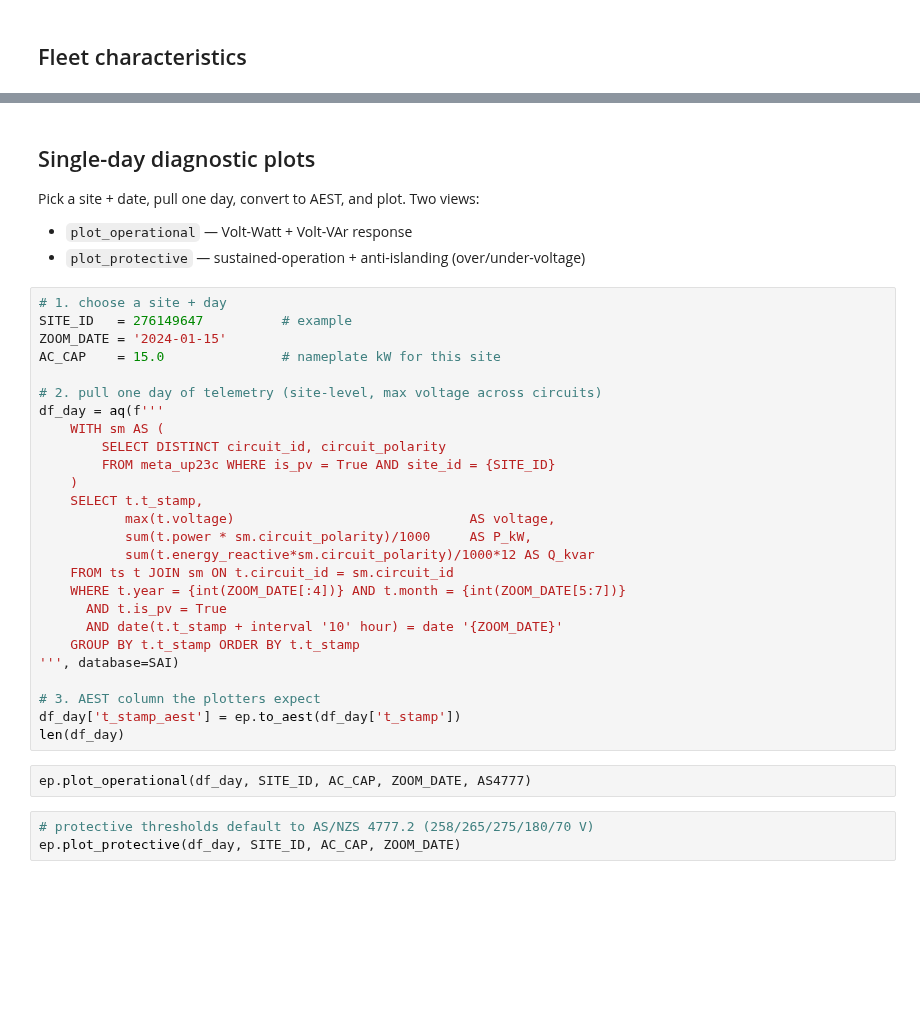
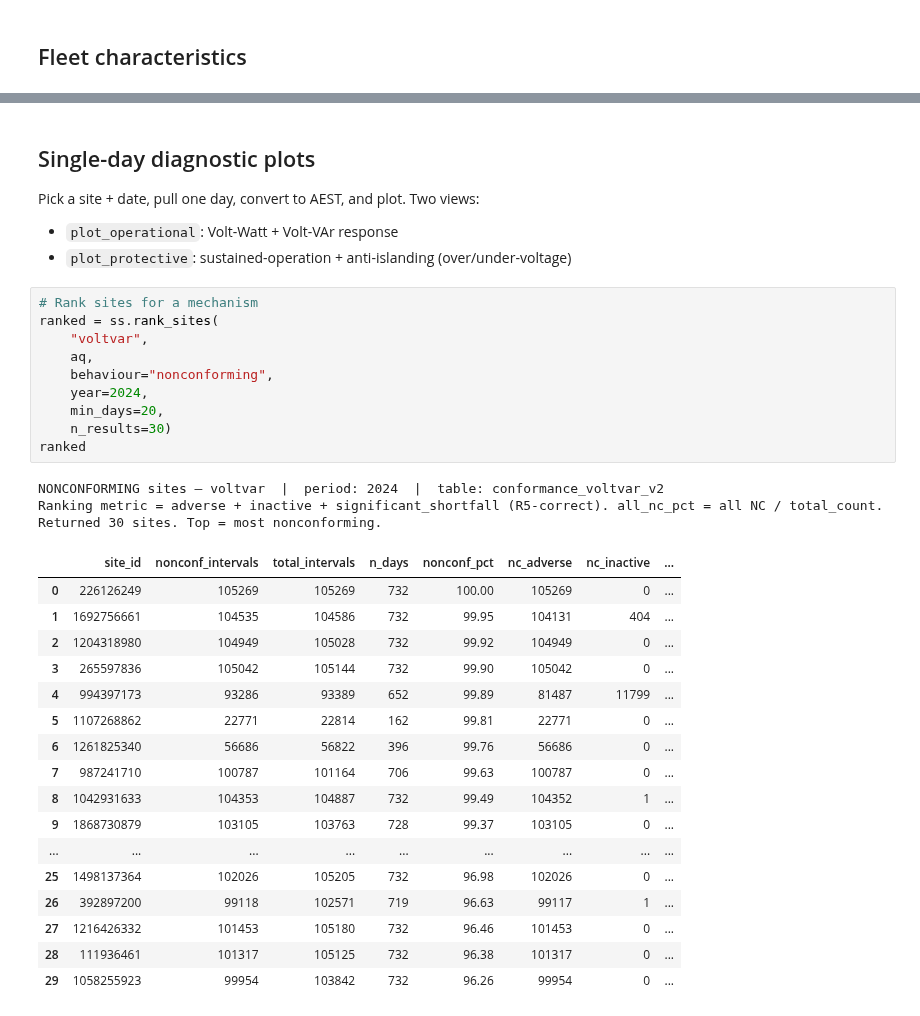
Before and after one commit to UNSW-CEEM/CICCADA, a Jupyter notebook: bms_sa_review/data_query/01b_fleet_eda.ipynb, the cells around one changed output, grey strips where cells are left out. Drawn from its saved outputs; the diff is of its cells as text; blank space fills up the shorter version.

```diff
--- a/bms_sa_review/data_query/01b_fleet_eda.ipynb
+++ b/bms_sa_review/data_query/01b_fleet_eda.ipynb
@@ -162,36 +343,36 @@ site_summary
 ## Single-day diagnostic plots
 
 Pick a site + date, pull one day, convert to AEST, and plot. Two views:
-- `plot_operational` — Volt-Watt + Volt-VAr response
-- `plot_protective` — sustained-operation + anti-islanding (over/under-voltage)
+- `plot_operational`: Volt-Watt + Volt-VAr response
+- `plot_protective`: sustained-operation + anti-islanding (over/under-voltage)
-# %%
-# 1. choose a site + day
-SITE_ID   = 276149647          # example
-ZOOM_DATE = '2024-01-15'
-AC_CAP    = 15.0               # nameplate kW for this site
-
-# 2. pull one day of telemetry (site-level, max voltage across circuits)
-df_day = aq(f'''
-    WITH sm AS (
-        SELECT DISTINCT circuit_id, circuit_polarity
-        FROM meta_up23c WHERE is_pv = True AND site_id = {SITE_ID}
-    )
-    SELECT t.t_stamp,
-           max(t.voltage)                              AS voltage,
-           sum(t.power * sm.circuit_polarity)/1000     AS P_kW,
-           sum(t.energy_reactive*sm.circuit_polarity)/1000*12 AS Q_kvar
-    FROM ts t JOIN sm ON t.circuit_id = sm.circuit_id
-    WHERE t.year = {int(ZOOM_DATE[:4])} AND t.month = {int(ZOOM_DATE[5:7])}
-      AND t.is_pv = True
-      AND date(t.t_stamp + interval '10' hour) = date '{ZOOM_DATE}'
-    GROUP BY t.t_stamp ORDER BY t.t_stamp
-''', database=SAI)
-
-# 3. AEST column the plotters expect
-df_day['t_stamp_aest'] = ep.to_aest(df_day['t_stamp'])
-len(df_day)
-# %%
-ep.plot_operational(df_day, SITE_ID, AC_CAP, ZOOM_DATE, AS4777)
-# %%
-# protective thresholds default to AS/NZS 4777.2 (258/265/275/180/70 V)
-ep.plot_protective(df_day, SITE_ID, AC_CAP, ZOOM_DATE)
+# %%
+# Rank sites for a mechanism
+ranked = ss.rank_sites(
+    "voltvar",
+    aq,
+    behaviour="nonconforming",
+    year=2024,
+    min_days=20,
+    n_results=30)
+ranked
+# %% [output]
+NONCONFORMING sites — voltvar  |  period: 2024  |  table: conformance_voltvar_v2
+Ranking metric = adverse + inactive + significant_shortfall (R5-correct). all_nc_pct = all NC / total_count.
+Returned 30 sites. Top = most nonconforming.
+|  | site_id | nonconf_intervals | total_intervals | n_days | nonconf_pct | nc_adverse | nc_inactive | ... |
+| 0 | 226126249 | 105269 | 105269 | 732 | 100.00 | 105269 | 0 | ... |
+| 1 | 1692756661 | 104535 | 104586 | 732 | 99.95 | 104131 | 404 | ... |
+| 2 | 1204318980 | 104949 | 105028 | 732 | 99.92 | 104949 | 0 | ... |
+| 3 | 265597836 | 105042 | 105144 | 732 | 99.90 | 105042 | 0 | ... |
+| 4 | 994397173 | 93286 | 93389 | 652 | 99.89 | 81487 | 11799 | ... |
+| 5 | 1107268862 | 22771 | 22814 | 162 | 99.81 | 22771 | 0 | ... |
+| 6 | 1261825340 | 56686 | 56822 | 396 | 99.76 | 56686 | 0 | ... |
+| 7 | 987241710 | 100787 | 101164 | 706 | 99.63 | 100787 | 0 | ... |
+| 8 | 1042931633 | 104353 | 104887 | 732 | 99.49 | 104352 | 1 | ... |
+| 9 | 1868730879 | 103105 | 103763 | 728 | 99.37 | 103105 | 0 | ... |
+| ... | ... | ... | ... | ... | ... | ... | ... | ... |
+| 25 | 1498137364 | 102026 | 105205 | 732 | 96.98 | 102026 | 0 | ... |
+| 26 | 392897200 | 99118 | 102571 | 719 | 96.63 | 99117 | 1 | ... |
+| 27 | 1216426332 | 101453 | 105180 | 732 | 96.46 | 101453 | 0 | ... |
+| 28 | 111936461 | 101317 | 105125 | 732 | 96.38 | 101317 | 0 | ... |
+| 29 | 1058255923 | 99954 | 103842 | 732 | 96.26 | 99954 | 0 | ... |
```
Also changed, not shown: parts of 20 cells of this notebook, 2 other files.
